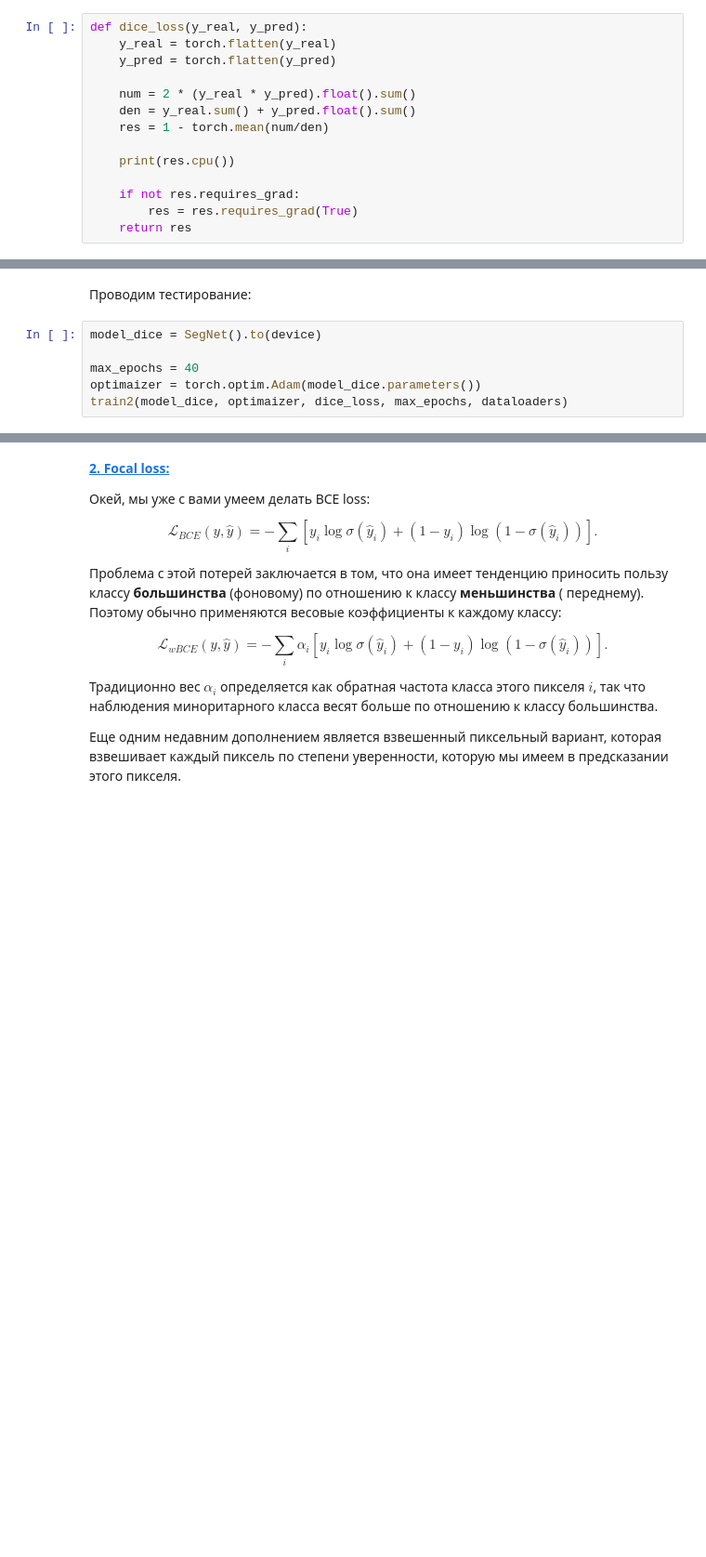
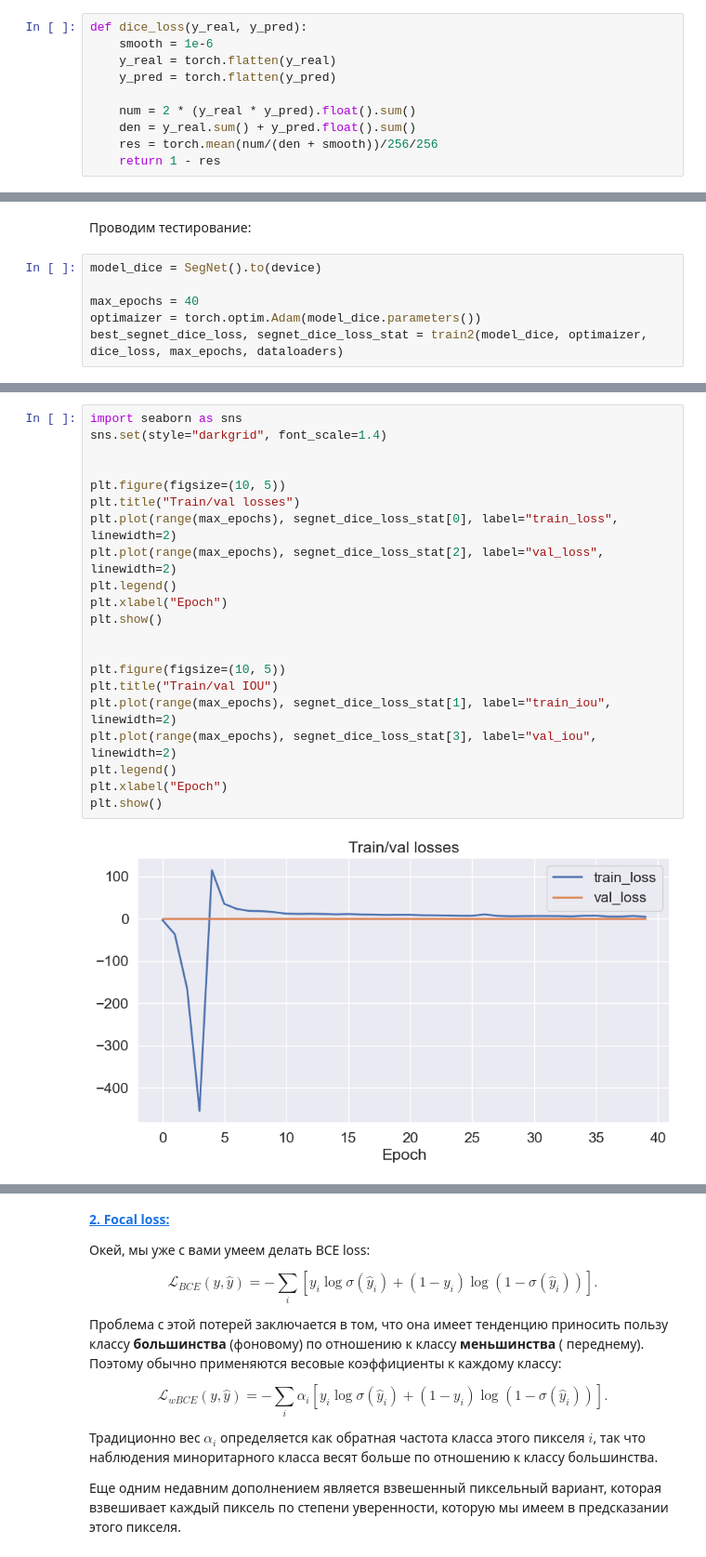
Before and after one commit to dimkablin/DeepLEarningSchool_MFTI, a Jupyter notebook: homework/16.1 Домашнее задание. Сегментация изображений/[hw]semantic_segmentation.ipynb, the cells around one changed output, grey strips where cells are left out. Shown at 93% size. Saved outputs shown, nothing was run; the diff lists cells and outputs as text; blank space fills up the shorter version.

```diff
--- a/homework/16.1 Домашнее задание. Сегментация изображений/[hw]semantic_segmentation.ipynb
+++ b/homework/16.1 Домашнее задание. Сегментация изображений/[hw]semantic_segmentation.ipynb
@@ -616,15 +616,11 @@ $$\mathcal L_D(X,Y) = 1-\frac{1}{256 \times 256} \times \frac{\sum_i2X_iY_i}{\su
 Не забудьте подумать о численной нестабильности, возникающей в математической формуле.
 # %%
 def dice_loss(y_real, y_pred):
+    smooth = 1e-6
     y_real = torch.flatten(y_real)
     y_pred = torch.flatten(y_pred)
 
     num = 2 * (y_real * y_pred).float().sum()
     den = y_real.sum() + y_pred.float().sum()
-    res = 1 - torch.mean(num/den)
-
-    print(res.cpu())
-
-    if not res.requires_grad:
-        res = res.requires_grad(True)
-    return res
+    res = torch.mean(num/(den + smooth))/256/256
+    return 1 - res
@@ -635,6 +635,6 @@ model_dice = SegNet().to(device)
 
 max_epochs = 40
 optimaizer = torch.optim.Adam(model_dice.parameters())
-train2(model_dice, optimaizer, dice_loss, max_epochs, dataloaders)
+best_segnet_dice_loss, segnet_dice_loss_stat = train2(model_dice, optimaizer, dice_loss, max_epochs, dataloaders)
 # %% [output]
 0/40
@@ -649,0 +646,23 @@ score_model(model_dice, iou_pytorch, data_val)
+# %%
+import seaborn as sns
+sns.set(style="darkgrid", font_scale=1.4)
+
+
+plt.figure(figsize=(10, 5))
+plt.title("Train/val losses")
+plt.plot(range(max_epochs), segnet_dice_loss_stat[0], label="train_loss", linewidth=2)
+plt.plot(range(max_epochs), segnet_dice_loss_stat[2], label="val_loss", linewidth=2)
+plt.legend()
+plt.xlabel("Epoch")
+plt.show()
+
+
+plt.figure(figsize=(10, 5))
+plt.title("Train/val IOU")
+plt.plot(range(max_epochs), segnet_dice_loss_stat[1], label="train_iou", linewidth=2)
+plt.plot(range(max_epochs), segnet_dice_loss_stat[3], label="val_iou", linewidth=2)
+plt.legend()
+plt.xlabel("Epoch")
+plt.show()
+# %% [output]
+[figure, added]
```
Also changed, not shown: parts of 8 cells of this notebook.
